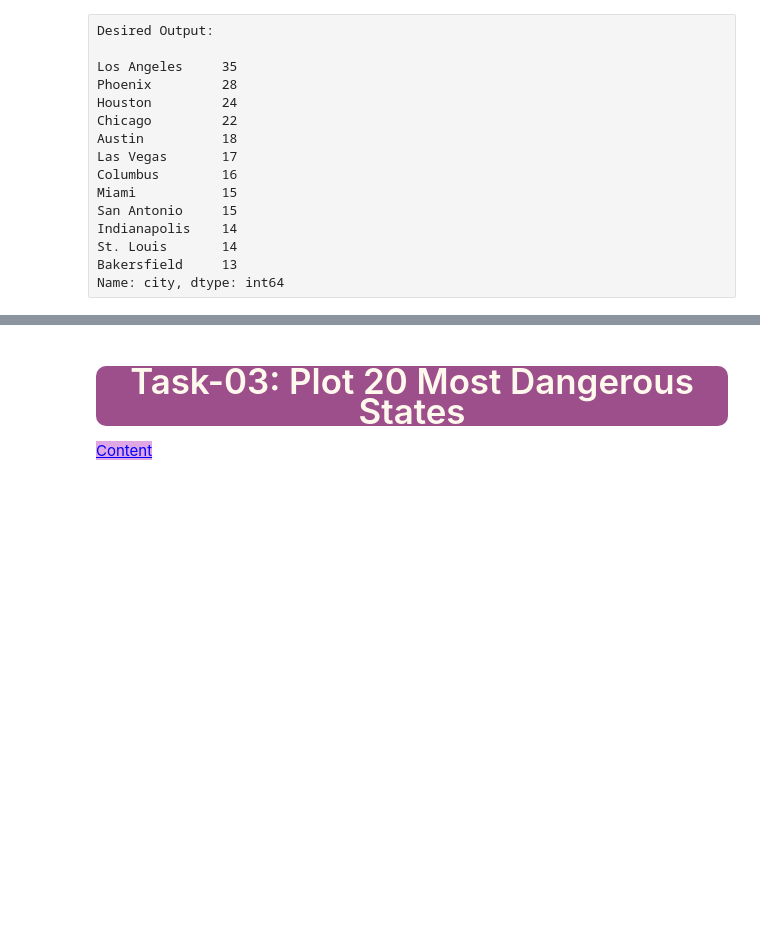
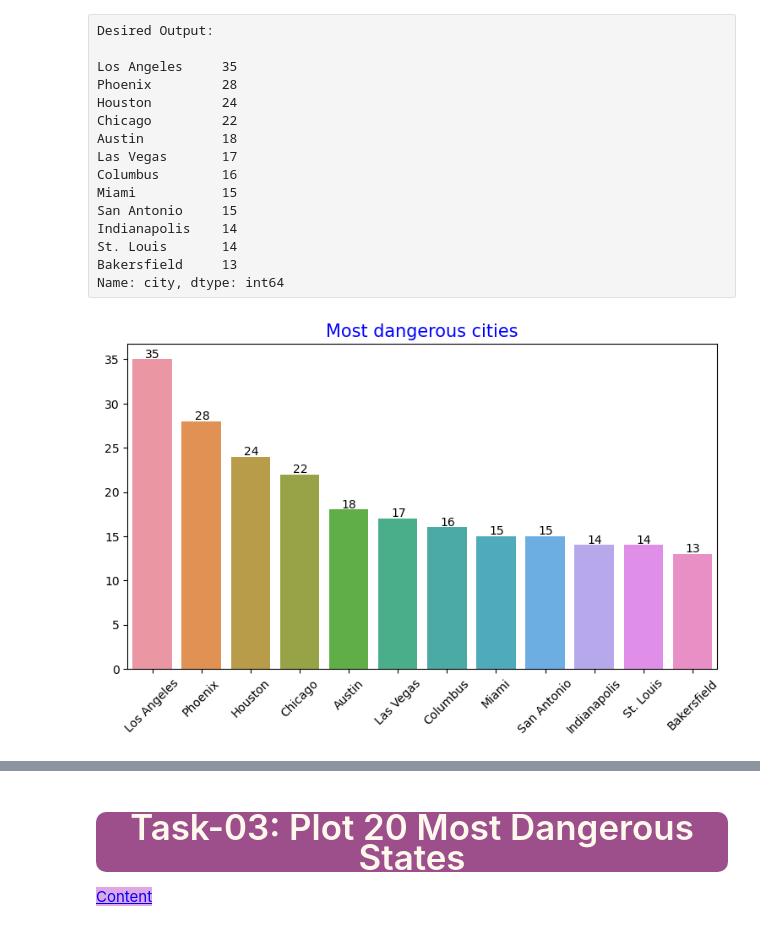
Before and after one commit to SongJiyeonPaek/CW_Assignments, a Jupyter notebook: DVwPY Assignment_02(Seaborn-PoliceKillings-US)/Assignment-2 (PoliceKillingUS-Seaborn)-Student.ipynb, the cells around one changed output, grey strips where cells are left out. Drawn from its saved outputs; the diff is of its cells as text; code cells hidden in the pictures; blank space fills up the shorter version.

```diff
--- a/DVwPY Assignment_02(Seaborn-PoliceKillings-US)/Assignment-2 (PoliceKillingUS-Seaborn)-Student.ipynb
+++ b/DVwPY Assignment_02(Seaborn-PoliceKillings-US)/Assignment-2 (PoliceKillingUS-Seaborn)-Student.ipynb
@@ -358,3 +358,6 @@ Desired Output:
 style="color:blue; background-color:#dfa8e4" data-toggle="popover">Content</a>
 # %%
 # YOUR CODE IS HERE
+
+danger_city = kill["city"].value_counts().head(12)
+danger_city
@@ -381,3 +394,21 @@ Name: city, dtype: int64
+# %%
+# With Seaborn Barplot
+
+# YOUR CODE IS HERE
+plt.figure(figsize= (9, 5))         # plot setting
+
+ax = sns.barplot(data = kill,
+            x = danger_city.index,
+            y = danger_city.values)
+
+ax.set_title("Most dangerous cities", color = "b", fontsize = 15)   # title setting
+
+ax.tick_params(axis= "x", rotation = 45)       # axis setting
+
+for bar in ax.patches:
+    ax.annotate(int(bar.get_height()), (bar.get_x()+ 0.26, bar.get_height()+ 0.2))       # for numbers above bars
+# %% [output]
+[figure, added]
 # %% [markdown]
 Desired Output:
 
```
Also changed, not shown: parts of 4 cells of this notebook.
